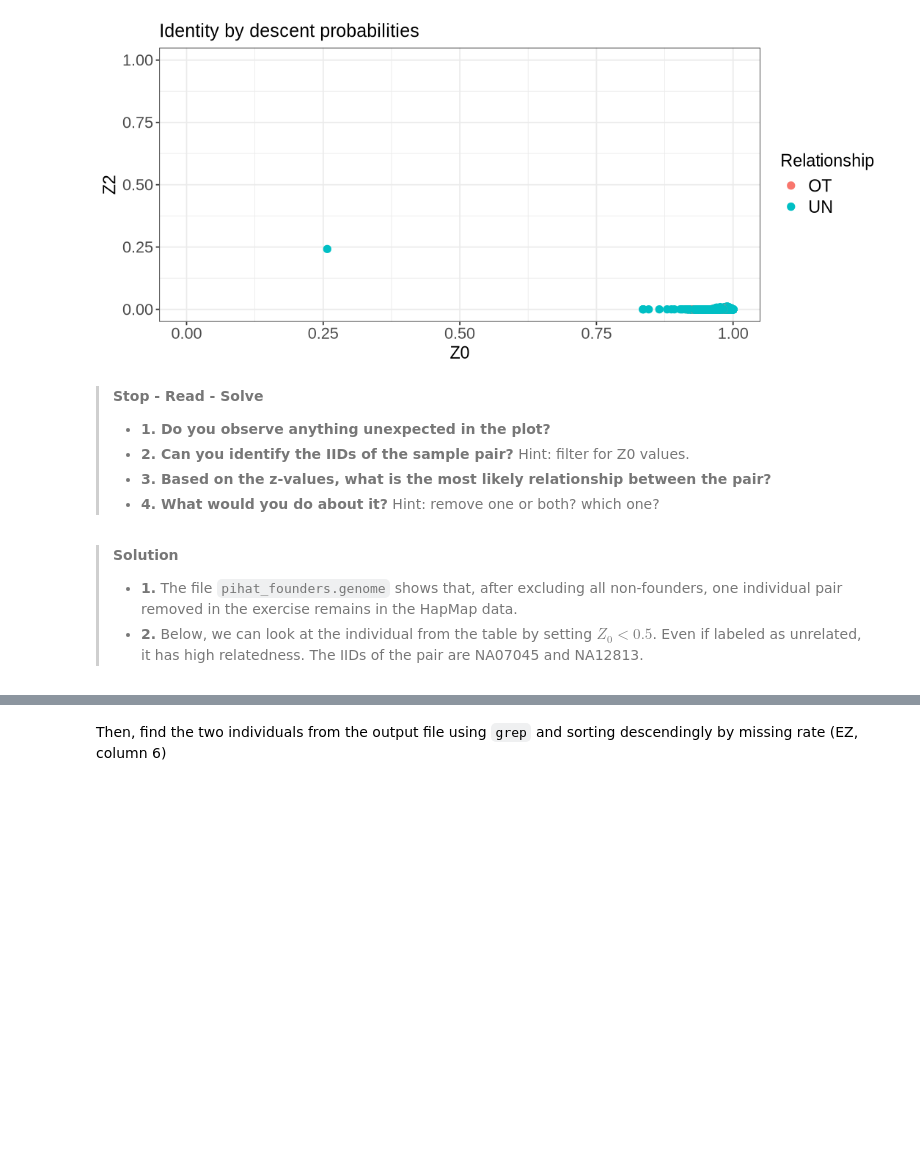
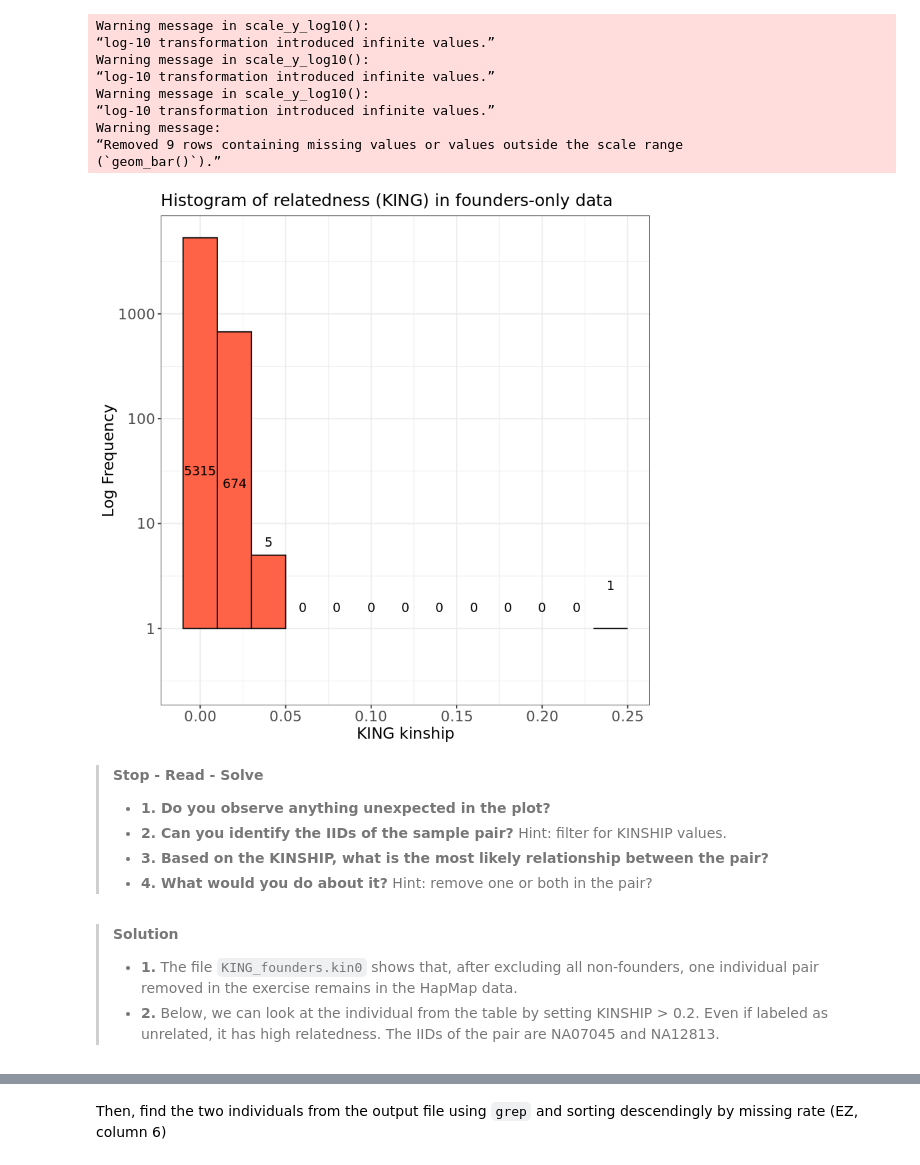
Before and after one commit to hds-sandbox/GWAS_course, a Jupyter notebook: develop/GWAS4-QualityControlB.out.ipynb, the cells around one changed output, grey strips where cells are left out. Cells and saved outputs as stored; diff of their text form; code cells hidden in the pictures; blank space fills up the shorter version.

```diff
--- a/develop/GWAS4-QualityControlB.out.ipynb
+++ b/develop/GWAS4-QualityControlB.out.ipynb
@@ -396,35 +385,53 @@ Let’s plot the results from `Results/GWAS4/pihat_founders.genome`.
-# %%
-# Generate a plot to assess the type of relationship.
-suppressMessages(suppressWarnings(library(ggplot2)))
-
-options(repr.plot.width = 9, repr.plot.height = 4)
-
-# Read data into R
-relatedness <- read.table("Results/GWAS4/pihat_founders.genome", header=T)
-
-# Relatedness plot
-plot.relatedness <- ggplot(relatedness) +
-  geom_point(aes(x=Z0, y=Z2, col=RT), size=2.5) +
-  xlim(0,1) +
-  ylim(0,1) +
-  labs(x = "Z0", y = "Z2", title = "Identity by descent probabilities", col = "Relationship") +
-  theme_bw()+
-  theme(axis.title=element_text(size=14), axis.text=element_text(size=13),plot.title=element_text(size=15), legend.text = element_text(size=14),legend.title = element_text(size=14))
-
-
-show(plot.relatedness)
-# %% [output]
-[figure, removed]
+# %%
+suppressMessages(suppressWarnings(library(ggplot2)))
+
+relatedness <- read.table("Results/GWAS4/KING_founders.kin0", header=TRUE, comment.char = '|')
+
+hist.king <- ggplot(relatedness, aes(x=relatedness[,8])) +
+  geom_histogram(binwidth = 0.02, col = "black", fill="tomato") +
+  labs(title = "Histogram of relatedness (KING) in founders-only data") +
+  xlab("KING kinship") +
+  ylab("Log Frequency") +
+  theme_bw() +
+  scale_y_log10() +
+  theme(axis.title=element_text(size=14),
+        axis.text=element_text(size=13),
+        plot.title=element_text(size=15))
+
+#Extract coordinates of the plot
+bin_data <- ggplot_build(hist.king)$data[[1]]
+
+#Adding text labels to  each bar,
+#accounting for log scale
+hist.king +
+  geom_text(data = bin_data,
+            aes(x = xmin + (xmax - xmin) / 2,
+                y = log10(count+1),  # Apply log10
+                label = count),
+                vjust = -10, #Vertical adjustment of text
+                size = 4,
+                color = "black")
+# %% [output]
+Warning message in scale_y_log10():
+“log-10 transformation introduced infinite values.”
+Warning message in scale_y_log10():
+“log-10 transformation introduced infinite values.”
+Warning message in scale_y_log10():
+“log-10 transformation introduced infinite values.”
+Warning message:
+“Removed 9 rows containing missing values or values outside the scale range
+(`geom_bar()`).”
+[figure, added]
 # %% [markdown]
 > **Stop - Read - Solve**
 >
 > -   **1. Do you observe anything unexpected in the plot?**
 > -   **2. Can you identify the IIDs of the sample pair?** Hint: filter
->     for Z0 values.
-> -   **3. Based on the z-values, what is the most likely relationship
+>     for KINSHIP values.
+> -   **3. Based on the KINSHIP, what is the most likely relationship
 >     between the pair?**
-> -   **4. What would you do about it?** Hint: remove one or both? which
->     one?
+> -   **4. What would you do about it?** Hint: remove one or both in the
+>     pair?
 # %%
 # Write your answer here
 # %%
@@ -432,10 +439,10 @@ show(plot.relatedness)
 # %% [markdown]
 > **Solution**
 >
-> -   **1.** The file `pihat_founders.genome` shows that, after
->     excluding all non-founders, one individual pair removed in the
->     exercise remains in the HapMap data.
+> -   **1.** The file `KING_founders.kin0` shows that, after excluding
+>     all non-founders, one individual pair removed in the exercise
+>     remains in the HapMap data.
 > -   **2.** Below, we can look at the individual from the table by
->     setting $Z_0 < 0.5$. Even if labeled as unrelated, it has high
+>     setting KINSHIP \> 0.2. Even if labeled as unrelated, it has high
 >     relatedness. The IIDs of the pair are NA07045 and NA12813.
 # %%
```
Also changed, not shown: parts of 64 cells of this notebook, 25 other files.
